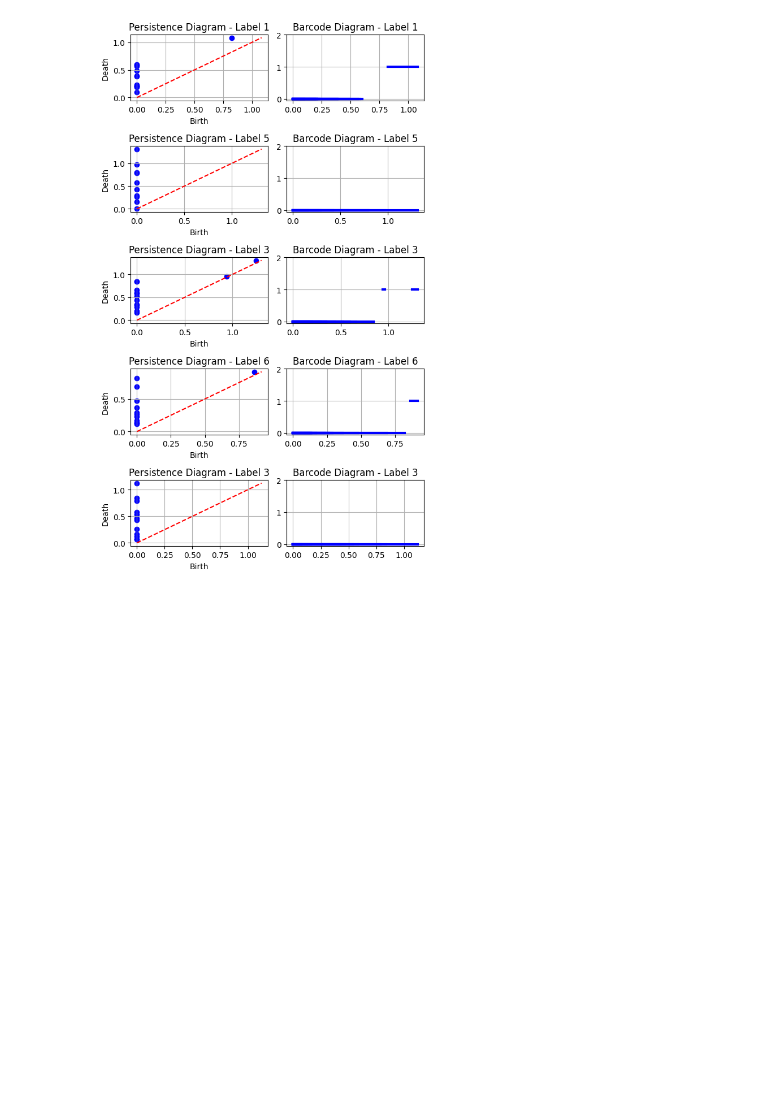
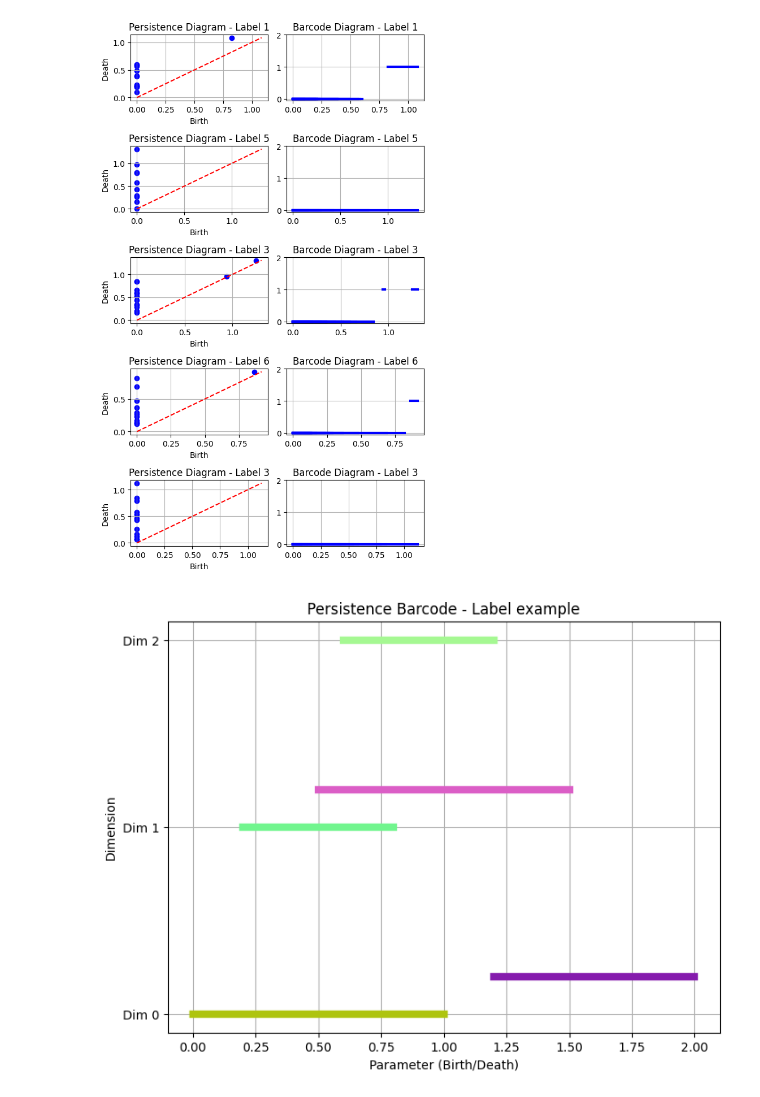
Before and after one commit to pquynhvu/TDA, a Jupyter notebook: mnist_pytorch.ipynb, the cells around one changed output. Drawn from its saved outputs; the diff is of its cells as text; code cells hidden in the pictures; blank space fills up the shorter version.

```diff
--- a/mnist_pytorch.ipynb
+++ b/mnist_pytorch.ipynb
@@ -342,6 +342,56 @@ plt.tight_layout()
 plt.show()
 # %% [output]
 [figure]
+# %%
+import matplotlib.pyplot as plt
+import random
+
+def persistence_barcode(barcode_data, label):
+    # Create figure and axis for the barcode diagram
+    plt.figure(figsize=(8, 6))
+
+    # Set the title of the plot
+    plt.title(f'Persistence Barcode - Label {label}')
+
+    # Create a list of unique dimensions
+    dimensions = sorted(set(dim for dim, _, _ in barcode_data))
+
+    # Loop through the barcode data
+    for dim in dimensions:
+        # Filter the data by the current dimension
+        filtered_data = [(birth, death) for d, birth, death in barcode_data if d == dim]
+
+        # Plot each barcode as a horizontal line
+        for i, (birth, death) in enumerate(filtered_data):
+            plt.plot([birth, death], [dim + 0.2 * i, dim + 0.2 * i], color=random_color(), lw=6)  # Random color for each bar
+
+    # Set axis labels
+    plt.xlabel('Parameter (Birth/Death)')
+    plt.ylabel('Dimension')
+
+    # Set the x-axis limits based on the min and max values of birth and death
+    all_births = [birth for _, birth, _ in barcode_data]
+    all_deaths = [death for _, _, death in barcode_data]
+    plt.xlim(min(all_births) - 0.1, max(all_deaths) + 0.1)
+
+    # Adjust y-ticks based on dimensions
+    plt.yticks(range(len(dimensions)), [f"Dim {dim}" for dim in dimensions])
+
+    # Display grid
+    plt.grid(True)
+
+    # Show the plot
+    plt.show()
+
+def random_color():
+    """Generate a random RGB color."""
+    return [random.random(), random.random(), random.random()]
+
+barcode_data = [(0, 0.0, 1.0), (1, 0.2, 0.8), (0, 1.2, 2.0), (1, 0.5, 1.5), (2, 0.6, 1.2)]
+label = "example"
+persistence_barcode(barcode_data, label)
+# %% [output]
+[figure, added]
 # %%
 !pip install nibabel
 import nibabel
```
